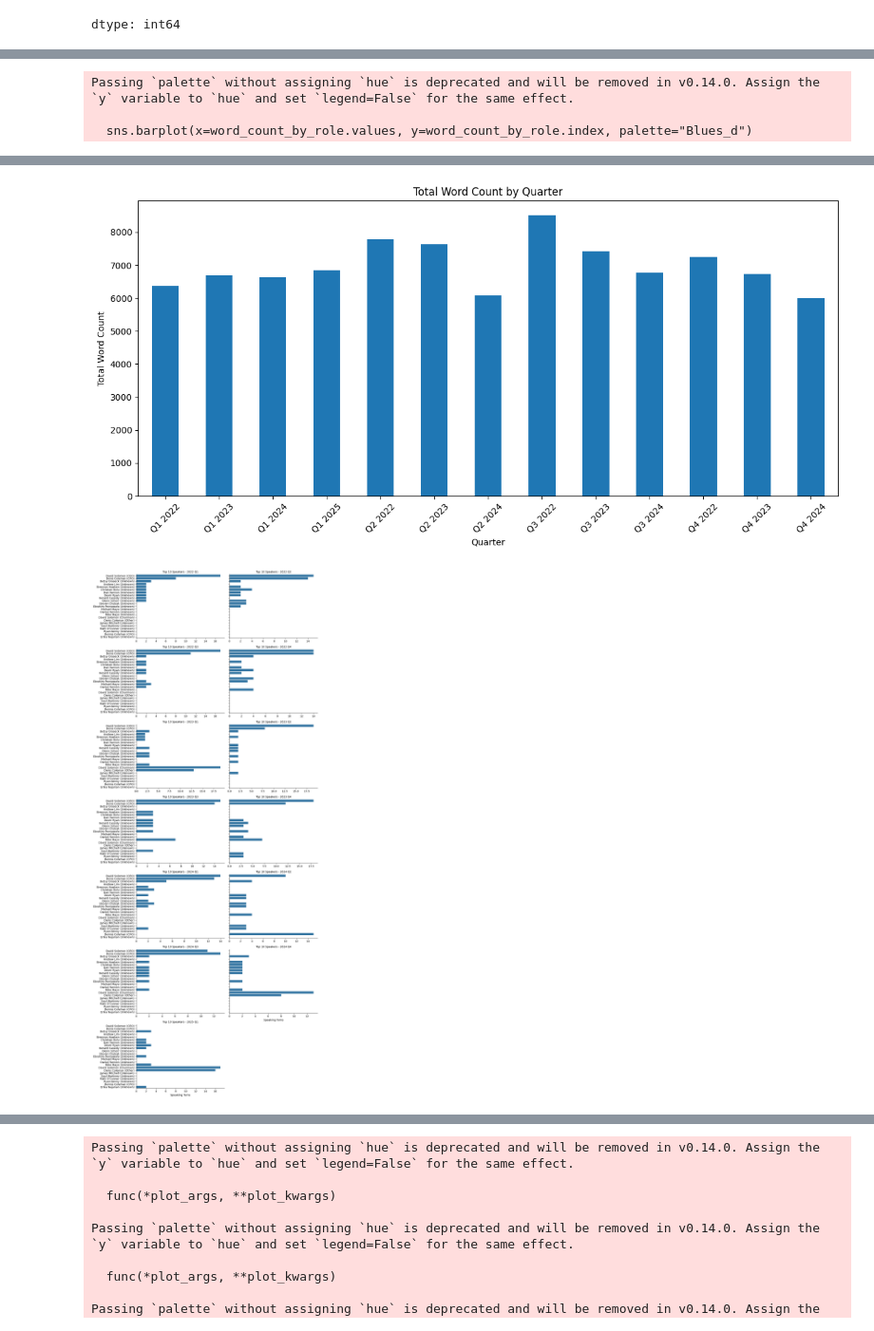
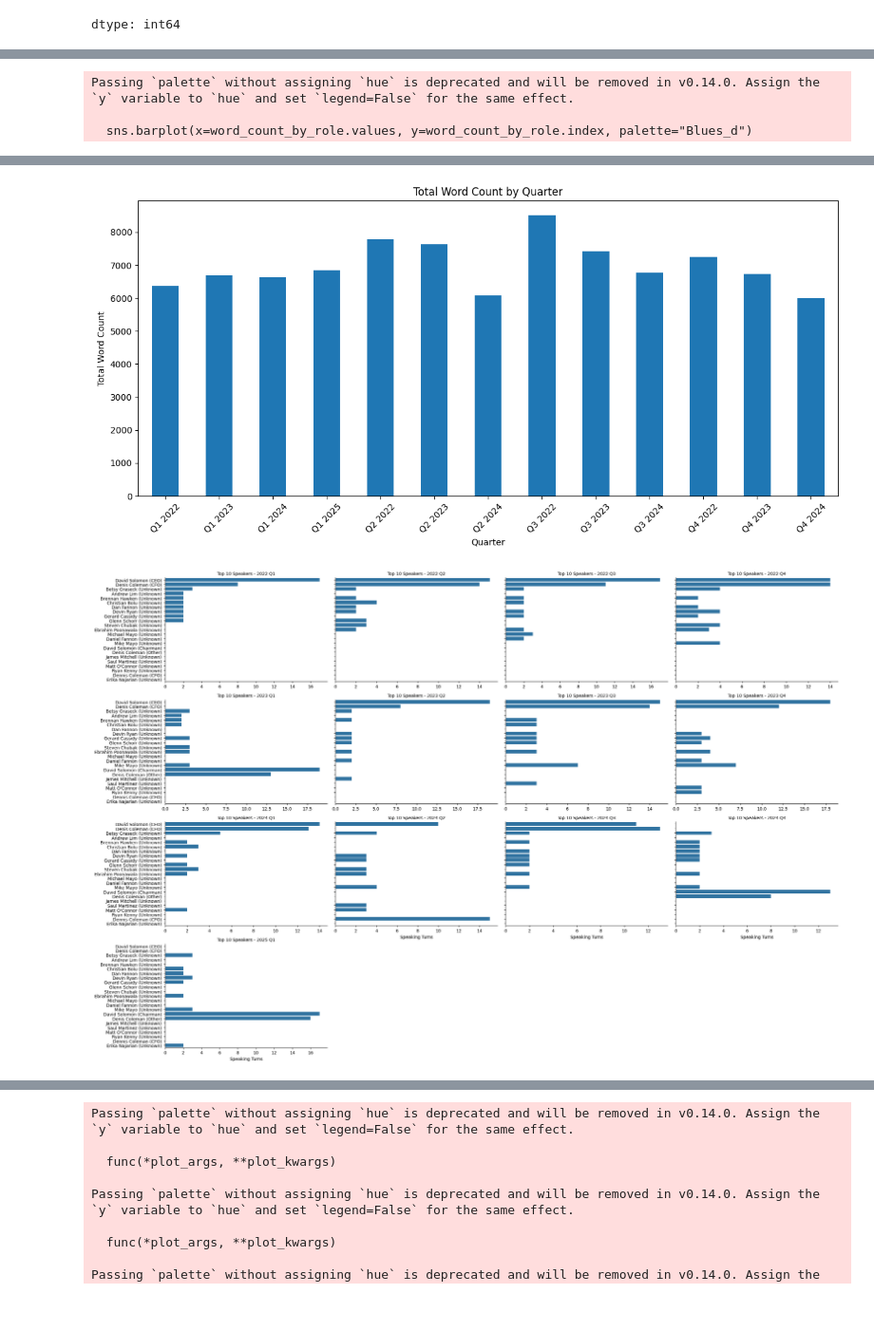
Before and after one commit to EErlando/Quarterly-Bytes, a Jupyter notebook: notebooks/2_exploratory_data_analysis/GS_EDA_gna_df.ipynb, the cells around one changed output, grey strips where cells are left out. Shown at 95% size. Cells and saved outputs as stored; diff of their text form; code cells hidden in the pictures.

Commit message:
plot update

```diff
--- a/notebooks/2_exploratory_data_analysis/GS_EDA_gna_df.ipynb
+++ b/notebooks/2_exploratory_data_analysis/GS_EDA_gna_df.ipynb
@@ -3,7 +3,7 @@
 import pandas as pd
 
 # File path to the CSV data (modify here for reuse)
-CSV_FILE_PATH = "/content/qna_df (1).csv"
+CSV_FILE_PATH = "/content/qna_df.csv"
 
 # Load the data
 df = pd.read_csv(CSV_FILE_PATH)
@@ -164,7 +164,7 @@ def plot_top_speakers_per_quarter(df):
         y='speaker_with_role',
         col='quarter_year',
         kind='bar',
-        col_wrap=2,
+        col_wrap=4,
         height=4,
         aspect=1.5,
         sharex=False
@@ -214,38 +214,38 @@ def plot_venn_diagrams(df):
     plt.show()
 # %%
 # Run this section to load and visualize everything
-csv_path = "/content/qna_df (1).csv"
+csv_path = "/content/qna_df.csv"
 
 df = load_data(csv_path)
 summarize_missing(df)
 df_clean = prepare_data(df)
 
 plot_top_speakers(df_clean)
 plot_word_count_by_role(df_clean)
 plot_word_count_by_quarter(df_clean)
 plot_top_speakers_per_quarter(df_clean)
 plot_vocab_overlap_heatmap(df_clean)
 plot_venn_diagrams(df_clean)
 # %% [output]
 Data loaded: 711 rows, 9 columns.
 Missing Data Summary:
                           Missing Count  Missing %
 question_order                        0       0.00
 question_answer_group_id              0       0.00
 speaker                               0       0.00
 role                                352      49.51
 company                               0       0.00
 content_type                          0       0.00
 content                               0       0.00
 quarter                               0       0.00
 year                                  0       0.00
 [figure]
 Passing `palette` without assigning `hue` is deprecated and will be removed in v0.14.0. Assign the `y` variable to `hue` and set `legend=False` for the same effect.
 
   sns.barplot(x=word_count_by_role.values, y=word_count_by_role.index, palette="Blues_d")
 [figure]
 [figure]
-[figure, old version]
+[figure, new version]
 [figure]
 [figure]
 # %%
```
Also changed, not shown: 1 other file.
